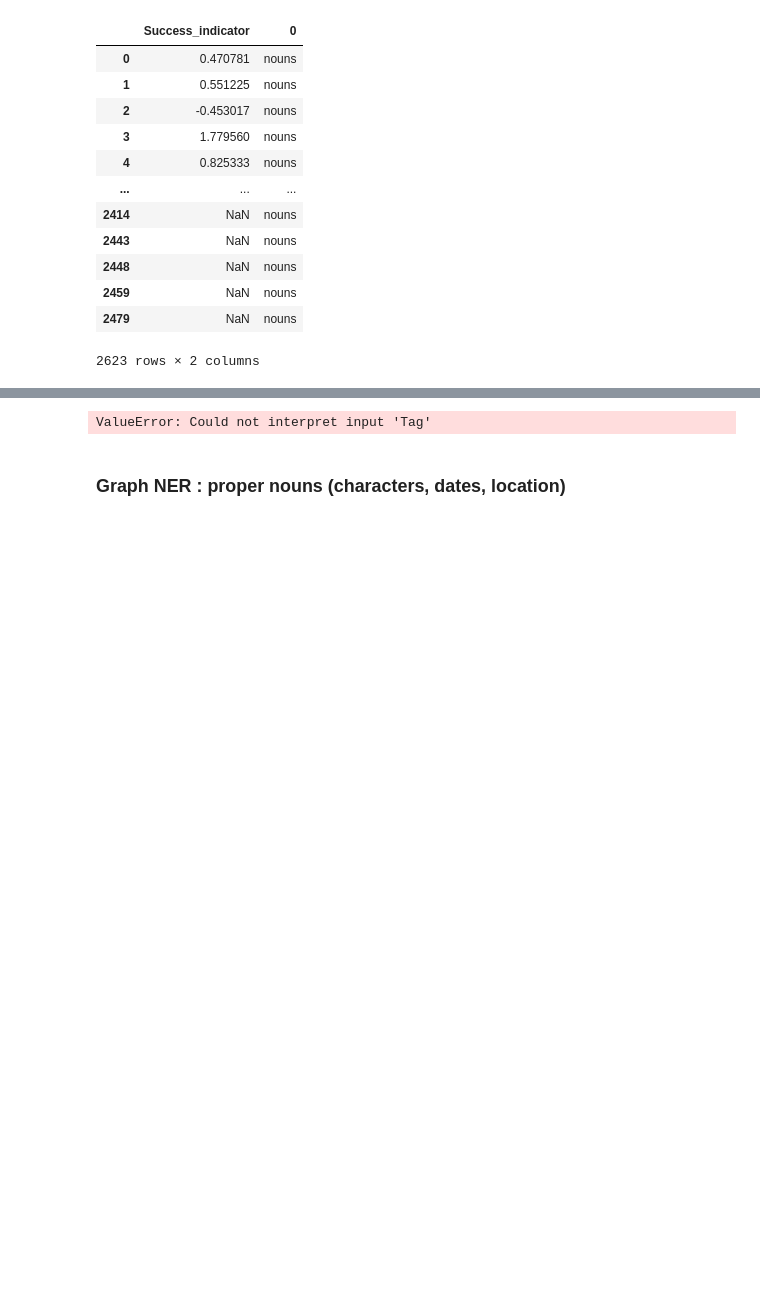
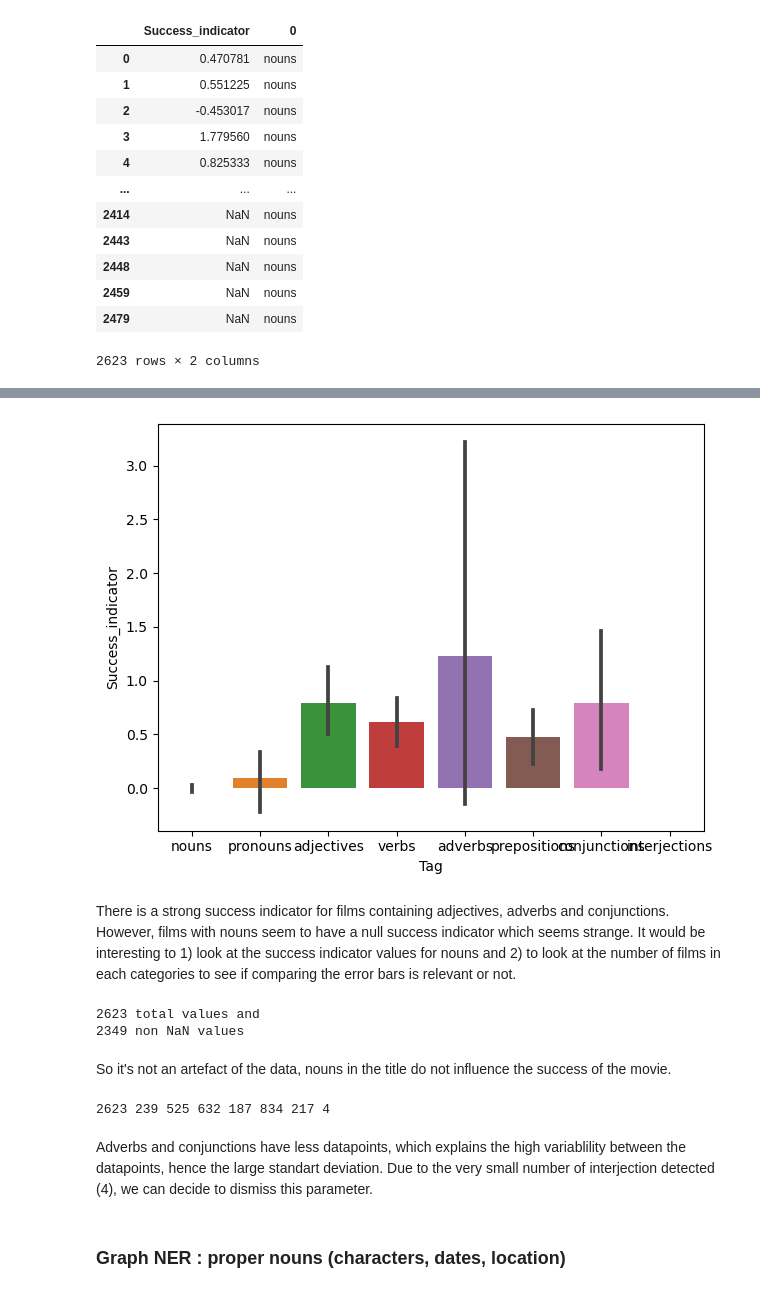
Before and after one commit to epfl-ada/ada-2023-project-randada, a Jupyter notebook: Key_Features.ipynb, the cells around one changed output, grey strips where cells are left out. Cells and saved outputs as stored; diff of their text form; code cells hidden in the pictures; blank space fills up the shorter version.

```diff
--- a/Key_Features.ipynb
+++ b/Key_Features.ipynb
@@ -169,4 +171,4 @@ titles_nouns
 data_Tags=pd.concat([titles_nouns,titles_pronouns,titles_adjectives,titles_verbs,titles_adverbs,
                     titles_prepositions,titles_conjunctions,titles_interjections],axis=0)
 data_Tags.tail()
-data_Tags.rename(columns={"Success_indicator": "Success_indicator", 0: "Tag"})
+data_Tags=data_Tags.rename(columns={"Success_indicator": "Success_indicator", 0: "Tag"})
@@ -191,7 +190,26 @@ AttributeError: 'DataFrame' object has no attribute 'Tag'
 # %%
 sns.barplot(x='Tag',y='Success_indicator',data=data_Tags)
+
+plt.tight_layout()
 # %% [output]
-ValueError: Could not interpret input 'Tag'
+[figure, added]
+# %% [markdown]
+There is a strong success indicator for films containing adjectives, adverbs and conjunctions. However, films with nouns seem to have a null success indicator which seems strange. It would be interesting to 1) look at the success indicator values for nouns and 2) to look at the number of films in each categories to see if comparing the error bars is relevant or not.
+# %%
+print(len(titles_nouns), 'total values and ')
+print(len(titles_nouns.dropna()), 'non NaN values')
+plt.hist(titles_nouns.Success_indicator)
+# %% [output]
+2623 total values and
+2349 non NaN values
+# %% [markdown]
+So it's not an artefact of the data, nouns in the title do not influence the success of the movie.
+# %%
+print(len(titles_nouns),len(titles_pronouns),len(titles_adjectives),len(titles_verbs),len(titles_adverbs),len(titles_prepositions),len(titles_conjunctions),len(titles_interjections))
+# %% [output]
+2623 239 525 632 187 834 217 4
+# %% [markdown]
+Adverbs and conjunctions have less datapoints, which explains the high variablility between the datapoints, hence the large standart deviation. Due to the very small number of interjection detected (4), we can decide to dismiss this parameter.
 # %% [markdown]
 ### Graph NER : proper nouns (characters, dates, location)
 # %%
```
Also changed, not shown: parts of 15 cells of this notebook.
